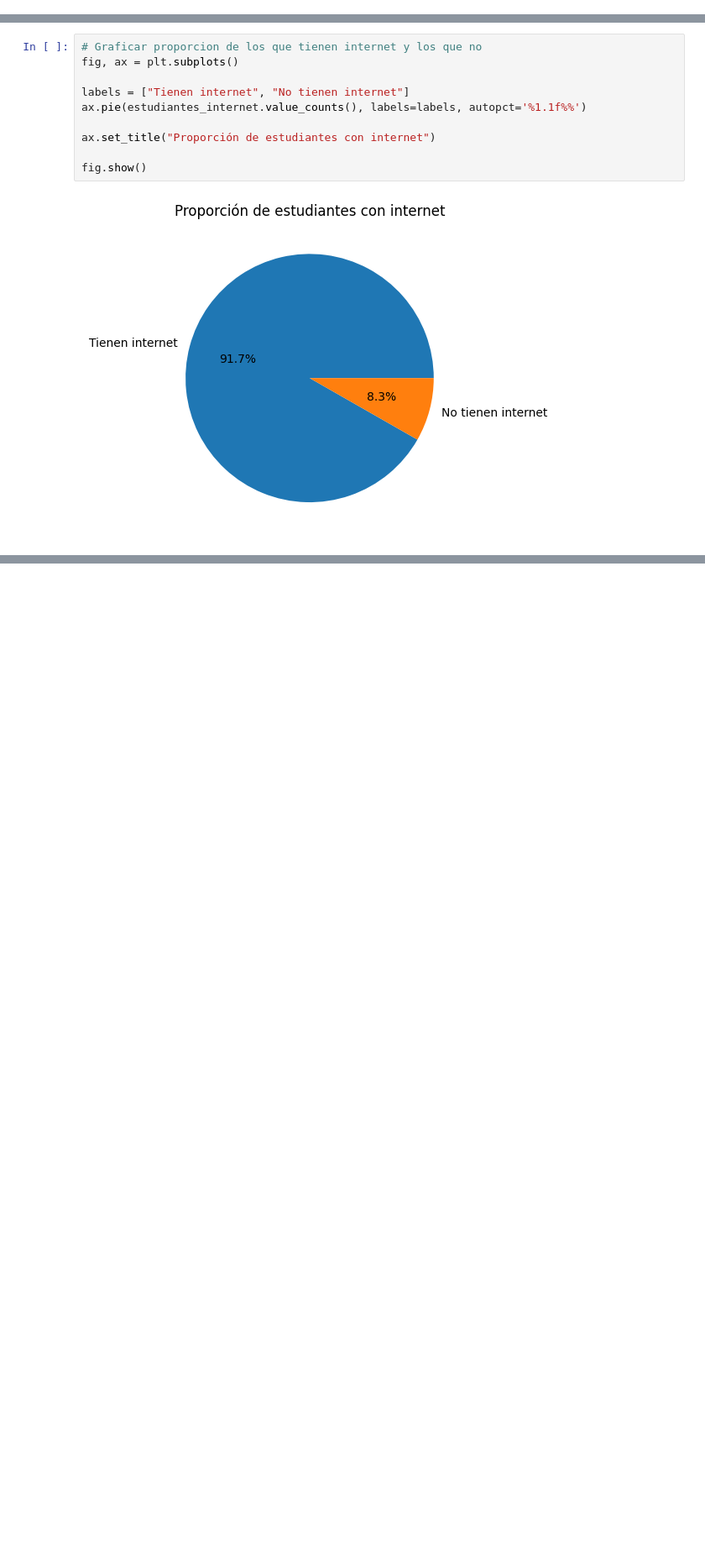
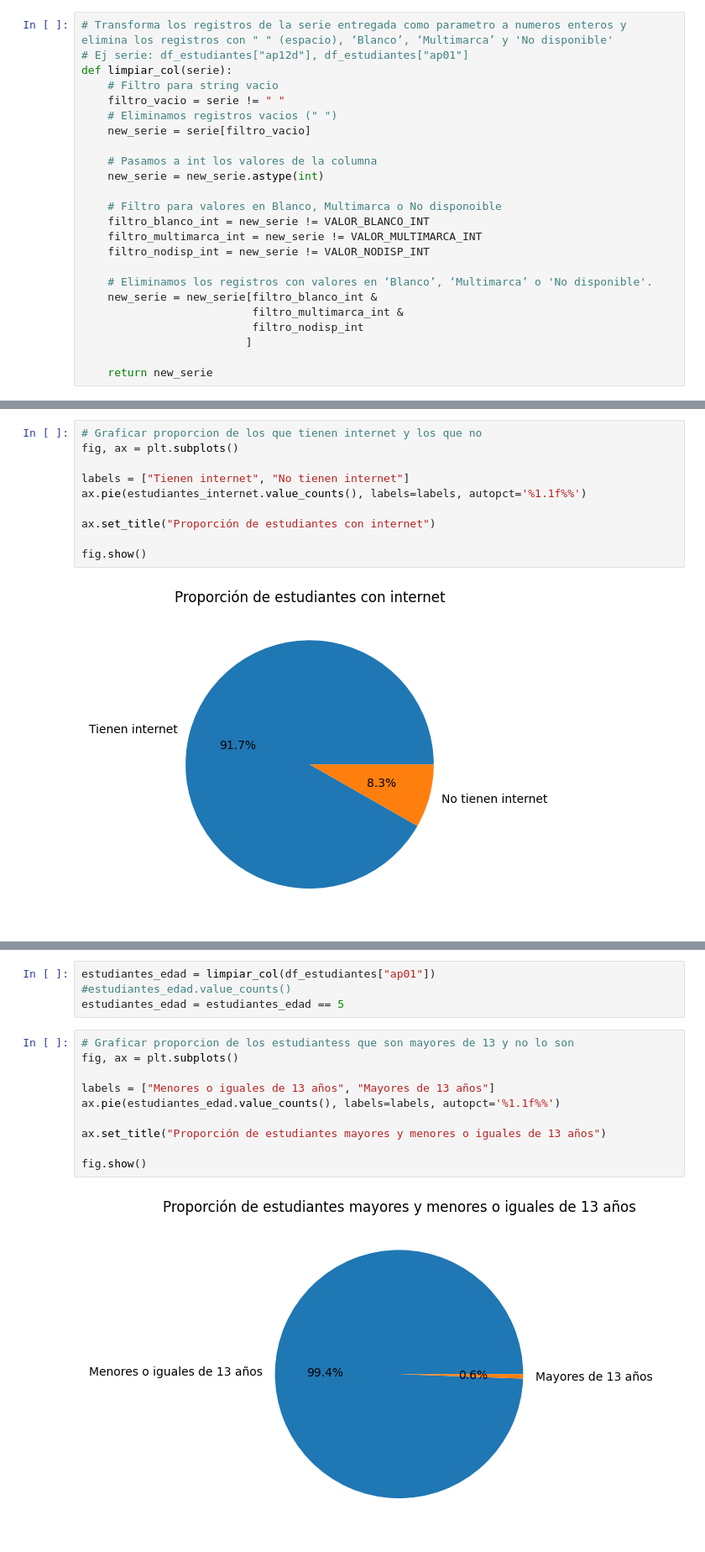
Before and after one commit to alerodriguez01/tp1-cs-datos, a Jupyter notebook: tp1-cs-datos.ipynb, the cells around one changed output, grey strips where cells are left out. Shown at 84% size. Saved outputs shown, nothing was run; the diff lists cells and outputs as text; blank space fills up the shorter version.

```diff
--- a/tp1-cs-datos.ipynb
+++ b/tp1-cs-datos.ipynb
@@ -44,0 +69,24 @@ df_estudiantes.head()
+# %%
+# Transforma los registros de la serie entregada como parametro a numeros enteros y elimina los registros con " " (espacio), ‘Blanco’, ‘Multimarca’ y 'No disponible'
+# Ej serie: df_estudiantes["ap12d"], df_estudiantes["ap01"]
+def limpiar_col(serie):
+    # Filtro para string vacio
+    filtro_vacio = serie != " "
+    # Eliminamos registros vacios (" ")
+    new_serie = serie[filtro_vacio]
+
+    # Pasamos a int los valores de la columna
+    new_serie = new_serie.astype(int)
+
+    # Filtro para valores en Blanco, Multimarca o No disponoible
+    filtro_blanco_int = new_serie != VALOR_BLANCO_INT
+    filtro_multimarca_int = new_serie != VALOR_MULTIMARCA_INT
+    filtro_nodisp_int = new_serie != VALOR_NODISP_INT
+
+    # Eliminamos los registros con valores en ‘Blanco’, ‘Multimarca’ o 'No disponible'.
+    new_serie = new_serie[filtro_blanco_int &
+                          filtro_multimarca_int &
+                          filtro_nodisp_int
+                         ]
+
+    return new_serie
@@ -87,0 +125,16 @@ fig.show()
+# %%
+estudiantes_edad = limpiar_col(df_estudiantes["ap01"])
+#estudiantes_edad.value_counts()
+estudiantes_edad = estudiantes_edad == 5
+# %%
+# Graficar proporcion de los estudiantess que son mayores de 13 y no lo son
+fig, ax = plt.subplots()
+
+labels = ["Menores o iguales de 13 años", "Mayores de 13 años"]
+ax.pie(estudiantes_edad.value_counts(), labels=labels, autopct='%1.1f%%')
+
+ax.set_title("Proporción de estudiantes mayores y menores o iguales de 13 años")
+
+fig.show()
+# %% [output]
+[figure, added]
```
Also changed, not shown: parts of 9 cells of this notebook.
